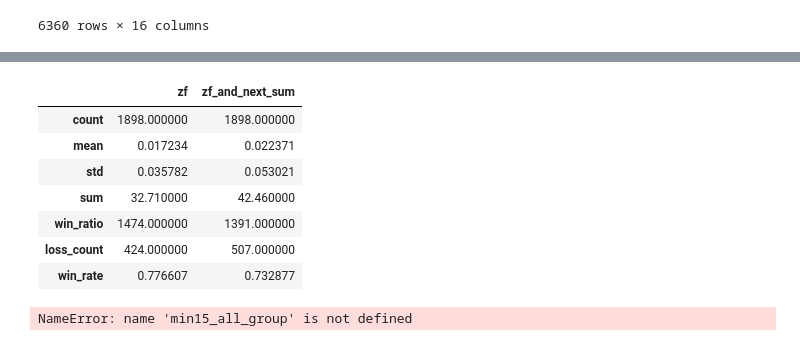
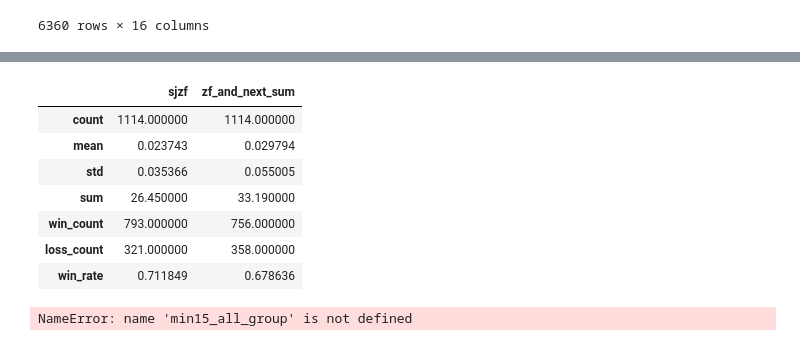
Before and after one commit to chen-cyw-yan/GP, a Jupyter notebook: 当日策列/股票数据.ipynb, the cells around one changed output, grey strips where cells are left out. Cells and saved outputs as stored; diff of their text form; code cells hidden in the pictures.

```diff
--- a/当日策列/股票数据.ipynb
+++ b/当日策列/股票数据.ipynb
@@ -255,7 +234,7 @@ for date, v in tqdm.tqdm(df.groupby(['code','date'])):
     today_open = float(today_open)
     today_close = float(today_close)
     yes_close = float(yes_close)
-
+    buy_price=float(v.loc[(v['hour']==9) & (v['minute']==35), 'close'])
     # 4. 计算涨幅 (此时都是数字，不会报错)
     # 防止除以0
     if yes_close != 0:
@@ -268,12 +247,15 @@ for date, v in tqdm.tqdm(df.groupby(['code','date'])):
     else:
         sjzf = 0.0
 
+    mrzf = round((today_close - buy_price) / buy_price, 2)
+
     # 5. 赋值给新列
     # 因为今天是标量 (scalar)，Pandas 会自动广播到该组的所有行
     v['today_high'] = today_high   # 修正了变量名拼写 hight -> high
     v['today_open'] = today_open
     v['today_close'] = today_close
     v['yes_close'] = yes_close
+    v['buy_price'] = buy_price
     v['zf'] = zf
     v['sjzf'] = sjzf
     v=v.iloc[0:3]
@@ -316,19 +298,13 @@ dfs['est_sell_vol'] = dfs['volume'] * (1 - dfs['buy_ratio'])
 dfs=pd.merge(left=dfs,right=dtr,left_on='code',right_on='code2')
 
 
-
 min15_df=[]
 for k,v in dfs.groupby(['code','date']):
     buy_volume=v['est_buy_vol'].sum()
     sell_volume=v['est_sell_vol'].sum()
-    # if sell_volume==0:
-    #     buy_ratio=-1
-    # else:
-    #     buy_ratio=buy_volume/sell_volume
-
-    buy_ratio=(buy_volume+1e-8)/(sell_volume+1e-8)
     if sell_volume==0 or buy_volume==0:
         continue
+    buy_ratio=(buy_volume)/(sell_volume)
     all_volume=buy_volume+sell_volume
     all_lt_volume=v.iloc[0]['ltgb']
     zb=round(all_volume/all_lt_volume,4)
@@ -373,7 +349,7 @@ for k,v in tqdm.tqdm(min15_df.groupby('code')):
     else:
         v['zb_norm'] = 0.0 # 所有值相同，归一化为 0
     v['zb_group'] = pd.cut(v['zb_norm'], bins=bins, labels=labels, right=False)
-    v['zf_and_next_sum'] = v['zf'] + v['next_day_zf']
+    v['zf_and_next_sum'] = v['sjzf'] + v['next_day_zf']
     min15_df_ls.append(v)
 min15_all_df=pd.concat(min15_df_ls)
 # %%
@@ -398,7 +374,7 @@ for k,v in tqdm.tqdm(min15_df.groupby('code')):
     else:
         v['zb_norm'] = 0.0 # 所有值相同，归一化为 0
     v['zb_group'] = pd.cut(v['zb_norm'], bins=bins, labels=labels, right=False)
-    v['zf_and_next_sum'] = v['zf'] + v['next_day_zf']
+    v['zf_and_next_sum'] = v['sjzf'] + v['next_day_zf']
     min15_df_ls.append(v)
 min15_all_df=pd.concat(min15_df_ls)
 # %%
@@ -418,13 +394,13 @@ min15_all_df
 | 6359 | 97384.00 | 667931.00 | 0.145799 | 765315.0 | 0.0550 | -0.05 | -0.05 | 2026-03-20 | sz.301449 | ... |
 6360 rows × 16 columns
 # %%
-func_pos_rate = lambda x: (x >= 0).sum() / x.count()
+func_pos_rate = lambda x: (x > 0).sum() / x.count()
 func_pos_rate.__name__ = 'win_rate'  # 设置别名为 win_rate
 
-func_neg_count = lambda x: (x < 0).sum()
+func_neg_count = lambda x: (x <= 0).sum()
 func_neg_count.__name__ = 'loss_count' # 设置别名
 
-func_pos_count = lambda x: (x >= 0).sum()
-func_pos_count.__name__ = 'win_ratio' # 设置别名
+func_pos_count = lambda x: (x > 0).sum()
+func_pos_count.__name__ = 'win_count' # 设置别名
 # %%
 min15_all_df.groupby('ratio_group').agg({
@@ -509,30 +477,30 @@ min15_all_df
 # %%
-min15_all_df.loc[(min15_all_df['buy_ratio']>=1.1)&(min15_all_df['zb']>=0.002)].agg({
-    'zf':['count',
+min15_all_df.loc[(min15_all_df['buy_ratio']>=1.5)&(min15_all_df['zb']>=0.003)].agg({
+    'sjzf':['count',
            'mean',
            'std',
            'sum',
            func_pos_count,
            func_neg_count,
            func_pos_rate],
     'zf_and_next_sum':['count',
            'mean',
            'std',
            'sum',
            func_pos_count,
            func_neg_count,
            func_pos_rate],
 
 })
 # %% [output]
-|  | zf | zf_and_next_sum |
-| count | 1898.000000 | 1898.000000 |
-| mean | 0.017234 | 0.022371 |
-| std | 0.035782 | 0.053021 |
-| sum | 32.710000 | 42.460000 |
-| win_ratio | 1474.000000 | 1391.000000 |
-| loss_count | 424.000000 | 507.000000 |
-| win_rate | 0.776607 | 0.732877 |
+|  | sjzf | zf_and_next_sum |
+| count | 1114.000000 | 1114.000000 |
+| mean | 0.023743 | 0.029794 |
+| std | 0.035366 | 0.055005 |
+| sum | 26.450000 | 33.190000 |
+| win_count | 793.000000 | 756.000000 |
+| loss_count | 321.000000 | 358.000000 |
+| win_rate | 0.711849 | 0.678636 |
 # %%
 min15_all_group=min15_all_group.groupby(['ratio_group','zb_group']).agg({
     'zf': ['count',
```
Also changed, not shown: parts of 7 cells of this notebook, 3 other files.
